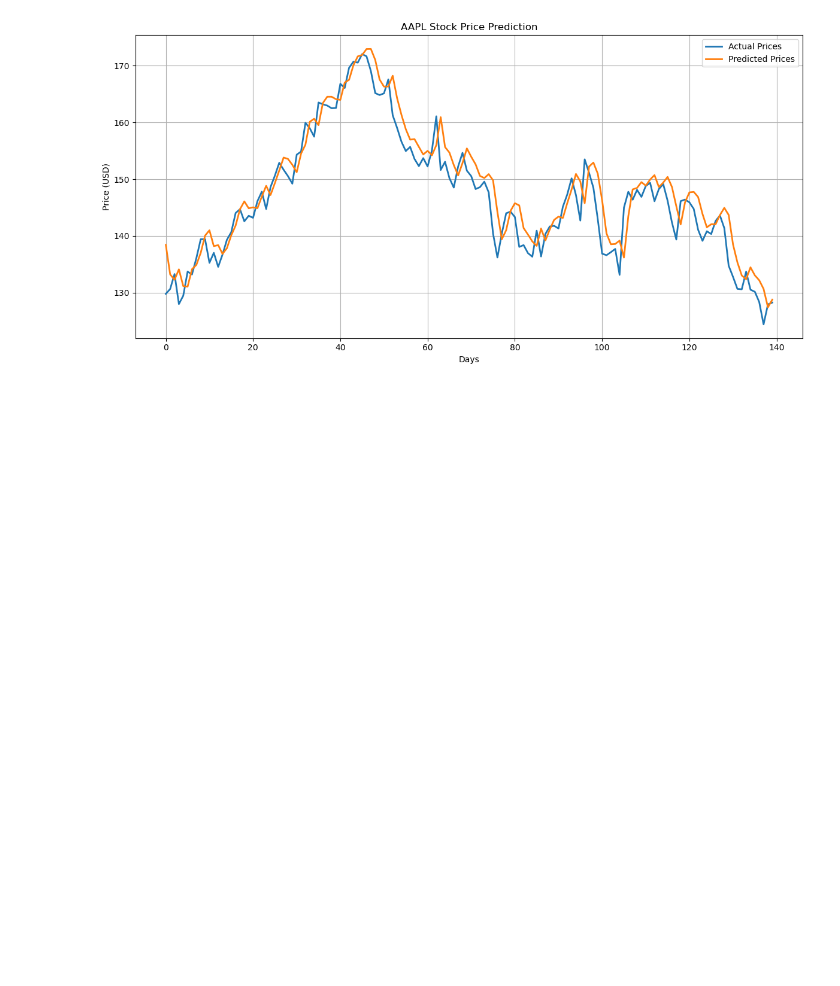
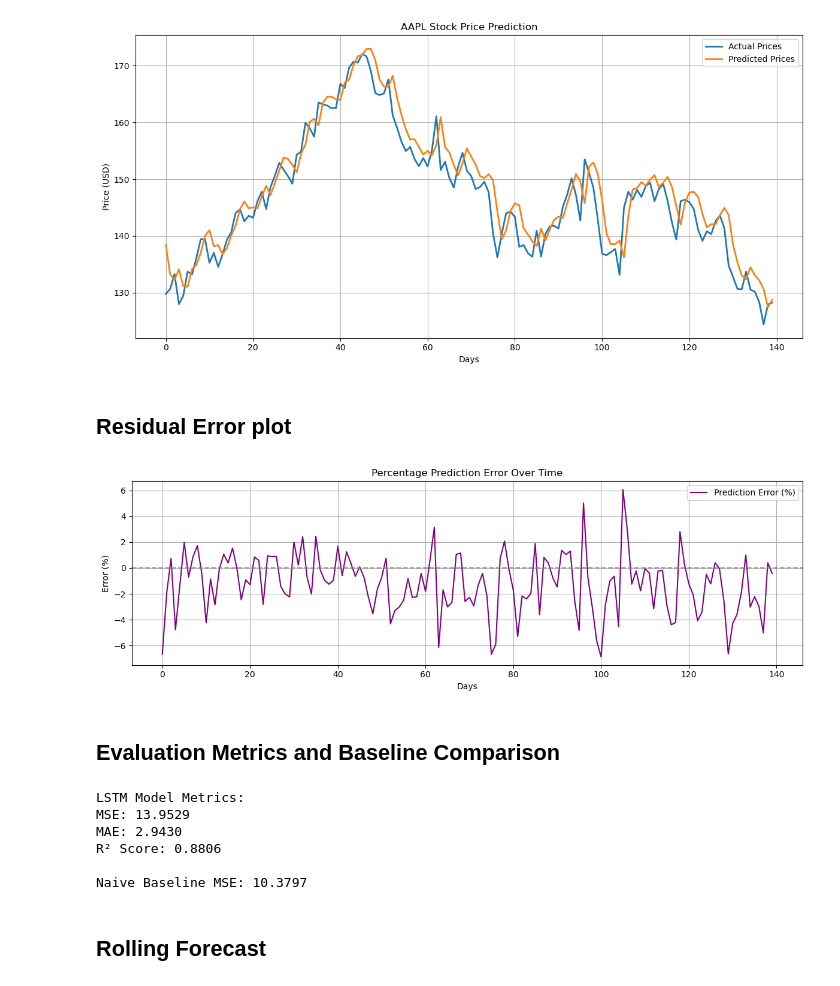
Before and after one commit to wang-h-z/FinSight, a Jupyter notebook: backend/notebook/aapl_lstm_results_plot.ipynb, the cells around one changed output. Saved outputs shown, nothing was run; the diff lists cells and outputs as text; code cells hidden in the pictures; blank space fills up the shorter version.

```diff
--- a/backend/notebook/aapl_lstm_results_plot.ipynb
+++ b/backend/notebook/aapl_lstm_results_plot.ipynb
@@ -95,3 +96,45 @@ plt.tight_layout()
 plt.show()
 # %% [output]
 [figure]
+# %% [markdown]
+## Residual Error plot
+# %%
+residuals_pct = (residuals / actual_np.flatten()) * 100
+plt.figure(figsize=(12, 4))
+plt.plot(residuals_pct, label='Prediction Error (%)', color='purple')
+plt.axhline(0, color='gray', linestyle='--')
+plt.title('Percentage Prediction Error Over Time')
+plt.xlabel("Days")
+plt.ylabel("Error (%)")
+plt.legend()
+plt.grid(True)
+plt.tight_layout()
+plt.show()
+# %% [output]
+[figure, added]
+# %% [markdown]
+## Evaluation Metrics and Baseline Comparison
+# %%
+mse = mean_squared_error(actual_np, predicted_np)
+mae = mean_absolute_error(actual_np, predicted_np)
+r2 = r2_score(actual_np, predicted_np)
+
+print(f"LSTM Model Metrics:")
+print(f"MSE: {mse:.4f}")
+print(f"MAE: {mae:.4f}")
+print(f"R² Score: {r2:.4f}")
+
+# Naive baseline: predict today's price as yesterday's
+naive_preds = actual_np[:-1]
+naive_actuals = actual_np[1:]
+naive_mse = mean_squared_error(naive_actuals, naive_preds)
+print(f"\nNaive Baseline MSE: {naive_mse:.4f}")
+# %% [output]
+LSTM Model Metrics:
+MSE: 13.9529
+MAE: 2.9430
+R² Score: 0.8806
+
+Naive Baseline MSE: 10.3797
+# %% [markdown]
+## Rolling Forecast
```
Also changed, not shown: parts of 6 cells of this notebook, 3 other files.
